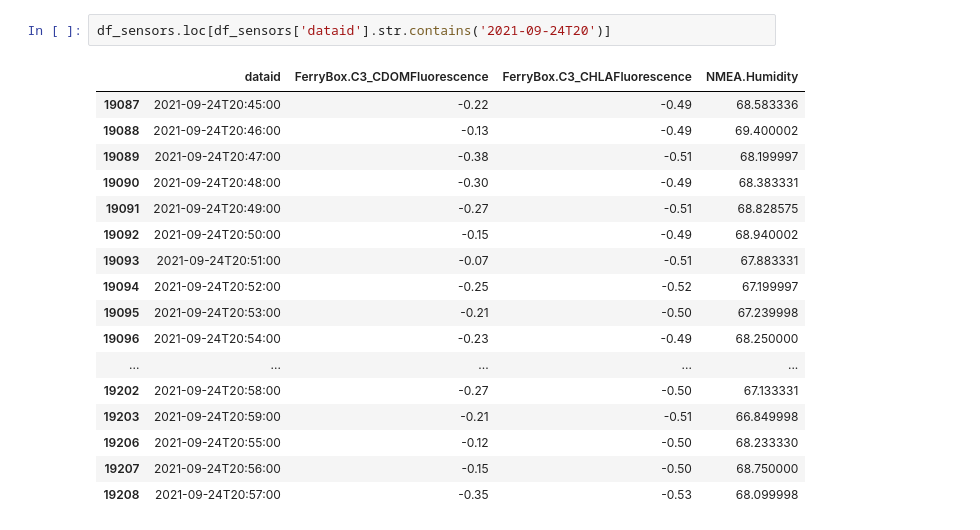
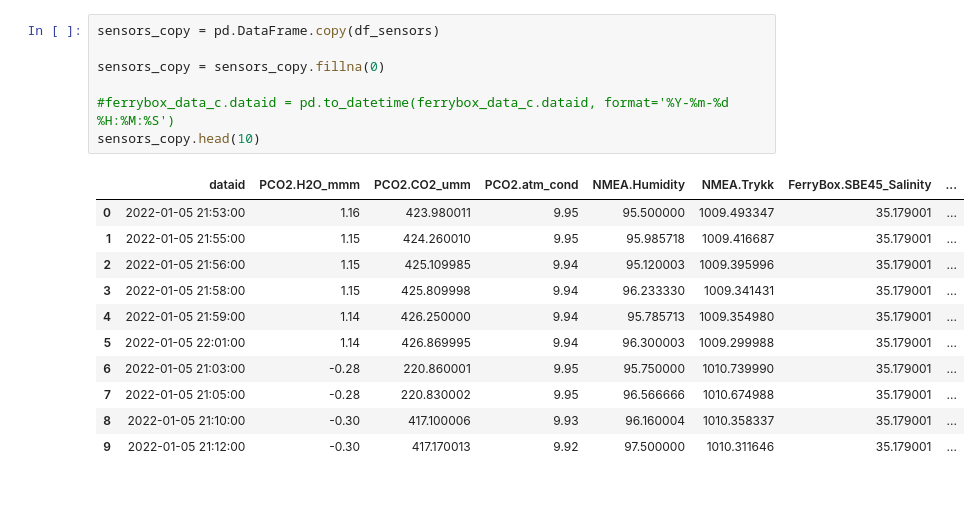
Before and after one commit to maritnl/master, a Jupyter notebook: unsup_analysis.ipynb, the cells around one changed output. Drawn from its saved outputs; the diff is of its cells as text; blank space fills up the shorter version.

```diff
--- a/unsup_analysis.ipynb
+++ b/unsup_analysis.ipynb
@@ -39,20 +21,19 @@ df_sensors
-# %%
-df_sensors.loc[df_sensors['dataid'].str.contains('2021-09-24T20')]
-# %% [output]
-|  | dataid | FerryBox.C3_CDOMFluorescence | FerryBox.C3_CHLAFluorescence | NMEA.Humidity |
-| 19087 | 2021-09-24T20:45:00 | -0.22 | -0.49 | 68.583336 |
-| 19088 | 2021-09-24T20:46:00 | -0.13 | -0.49 | 69.400002 |
-| 19089 | 2021-09-24T20:47:00 | -0.38 | -0.51 | 68.199997 |
-| 19090 | 2021-09-24T20:48:00 | -0.30 | -0.49 | 68.383331 |
-| 19091 | 2021-09-24T20:49:00 | -0.27 | -0.51 | 68.828575 |
-| 19092 | 2021-09-24T20:50:00 | -0.15 | -0.49 | 68.940002 |
-| 19093 | 2021-09-24T20:51:00 | -0.07 | -0.51 | 67.883331 |
-| 19094 | 2021-09-24T20:52:00 | -0.25 | -0.52 | 67.199997 |
-| 19095 | 2021-09-24T20:53:00 | -0.21 | -0.50 | 67.239998 |
-| 19096 | 2021-09-24T20:54:00 | -0.23 | -0.49 | 68.250000 |
-| ... | ... | ... | ... | ... |
-| 19202 | 2021-09-24T20:58:00 | -0.27 | -0.50 | 67.133331 |
-| 19203 | 2021-09-24T20:59:00 | -0.21 | -0.51 | 66.849998 |
-| 19206 | 2021-09-24T20:55:00 | -0.12 | -0.50 | 68.233330 |
-| 19207 | 2021-09-24T20:56:00 | -0.15 | -0.50 | 68.750000 |
-| 19208 | 2021-09-24T20:57:00 | -0.35 | -0.53 | 68.099998 |
+# %%
+sensors_copy = pd.DataFrame.copy(df_sensors)
+
+sensors_copy = sensors_copy.fillna(0)
+
+#ferrybox_data_c.dataid = pd.to_datetime(ferrybox_data_c.dataid, format='%Y-%m-%d %H:%M:%S')
+sensors_copy.head(10)
+# %% [output]
+|  | dataid | PCO2.H2O_mmm | PCO2.CO2_umm | PCO2.atm_cond | NMEA.Humidity | NMEA.Trykk | FerryBox.SBE45_Salinity | ... |
+| 0 | 2022-01-05 21:53:00 | 1.16 | 423.980011 | 9.95 | 95.500000 | 1009.493347 | 35.179001 | ... |
+| 1 | 2022-01-05 21:55:00 | 1.15 | 424.260010 | 9.95 | 95.985718 | 1009.416687 | 35.179001 | ... |
+| 2 | 2022-01-05 21:56:00 | 1.15 | 425.109985 | 9.94 | 95.120003 | 1009.395996 | 35.179001 | ... |
+| 3 | 2022-01-05 21:58:00 | 1.15 | 425.809998 | 9.94 | 96.233330 | 1009.341431 | 35.179001 | ... |
+| 4 | 2022-01-05 21:59:00 | 1.14 | 426.250000 | 9.94 | 95.785713 | 1009.354980 | 35.179001 | ... |
+| 5 | 2022-01-05 22:01:00 | 1.14 | 426.869995 | 9.94 | 96.300003 | 1009.299988 | 35.179001 | ... |
+| 6 | 2022-01-05 21:03:00 | -0.28 | 220.860001 | 9.95 | 95.750000 | 1010.739990 | 35.179001 | ... |
+| 7 | 2022-01-05 21:05:00 | -0.28 | 220.830002 | 9.95 | 96.566666 | 1010.674988 | 35.179001 | ... |
+| 8 | 2022-01-05 21:10:00 | -0.30 | 417.100006 | 9.93 | 96.160004 | 1010.358337 | 35.179001 | ... |
+| 9 | 2022-01-05 21:12:00 | -0.30 | 417.170013 | 9.92 | 97.500000 | 1010.311646 | 35.179001 | ... |
```
Also changed, not shown: parts of 11 cells of this notebook, 3 other files.
